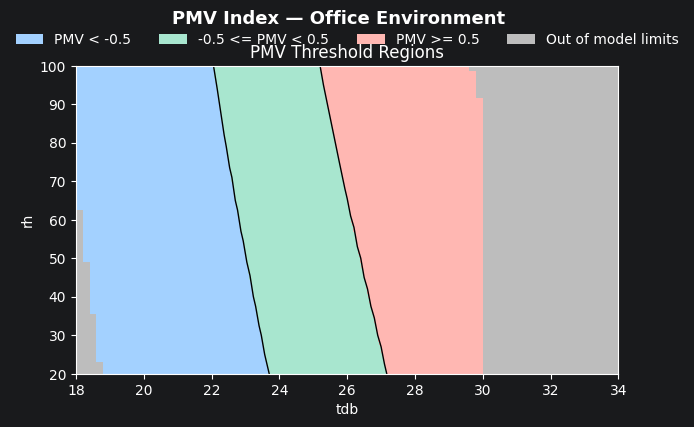
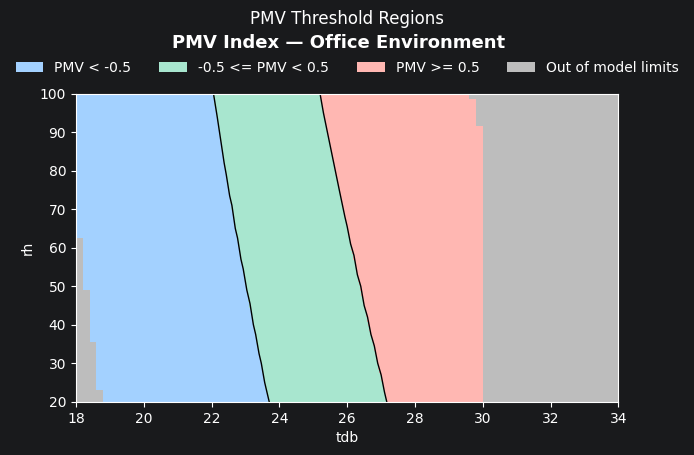
The change to this notebook cell's code, shown as a diff; its figure went from the first image to the second:
--- before
+++ after
@@ -5,5 +5,5 @@
     .set_params(vr=0.10, met=1.2, clo=0.5, wme=0.0)
     .set_regions(output="pmv", thresholds=[-0.5, 0.5])
-    .plot(title="PMV Threshold Regions")
+    .plot(title=None)
 )
 
@@ -11,11 +11,10 @@
 fig_result.fig.suptitle(
     "PMV Index — Office Environment",
-    y=1.02,
+    y=1.03,
     fontsize=13,
     fontweight="bold",
 )
 
-# To save the figure to disk:
-# fig_result.fig.savefig("pmv_threshold.png", dpi=150, bbox_inches="tight")
+fig_result.ax.set_title(label="PMV Threshold Regions", y=1.2)  # add title
 
 plt.show()

Commit: feat: enhance legend and title positioning in plots for better visibility